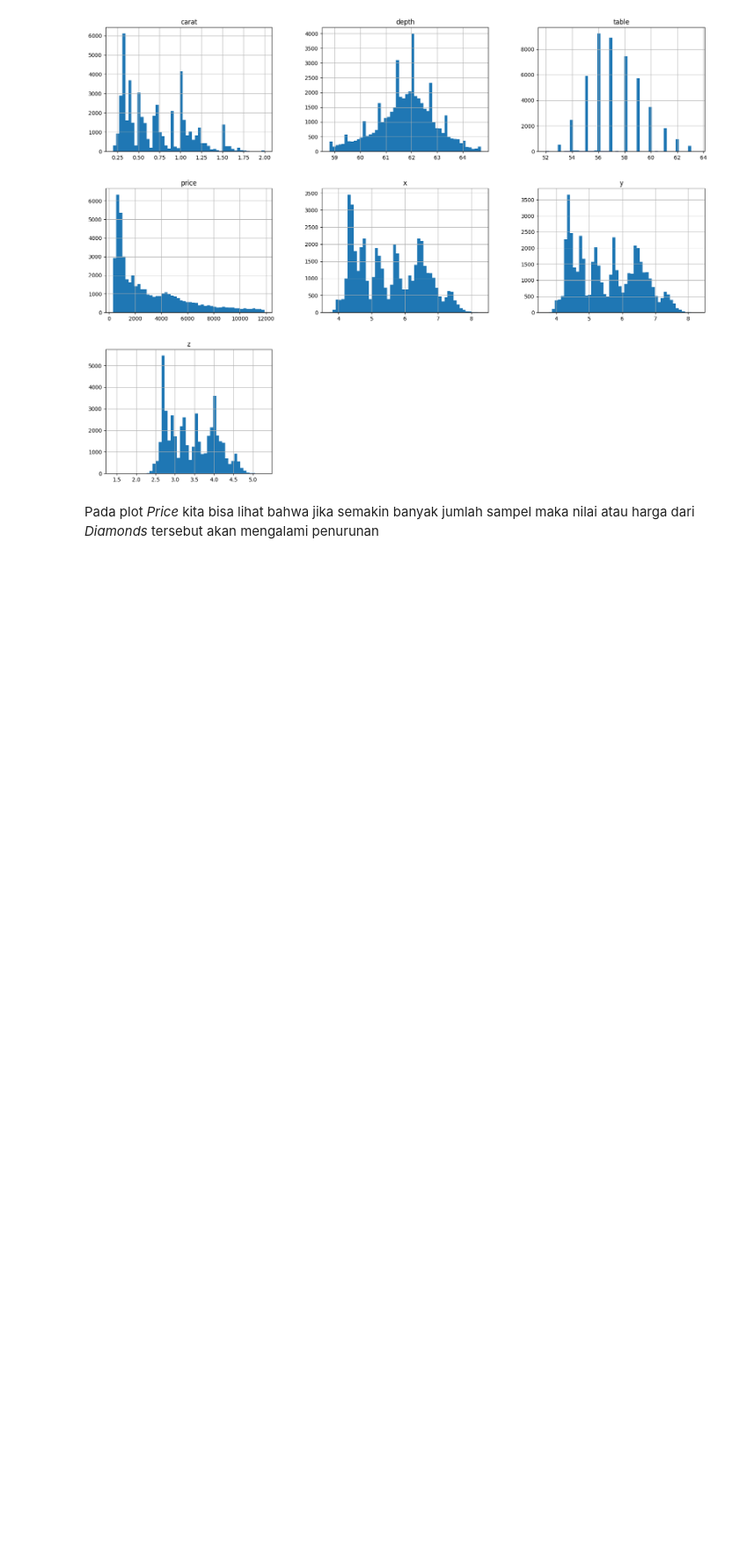
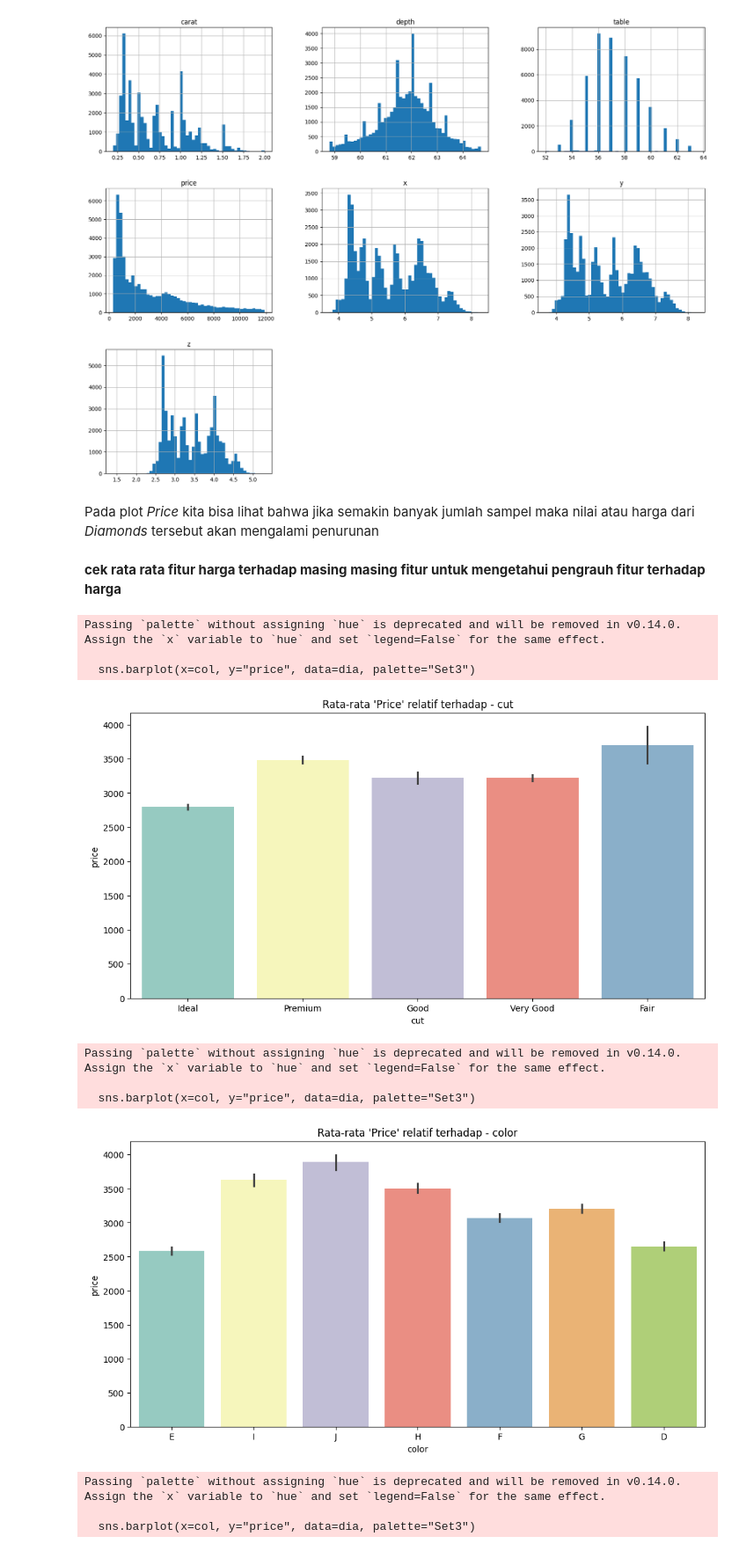
Before and after one commit to Ifdhal17/diamond-predictive, a Jupyter notebook: Diamond_prediction.ipynb, the cells around one changed output. Shown at 88% size. Drawn from its saved outputs; the diff is of its cells as text; code cells hidden in the pictures; blank space fills up the shorter version.

```diff
--- a/Diamond_prediction.ipynb
+++ b/Diamond_prediction.ipynb
@@ -230,3 +230,25 @@ plt.show()
 [figure]
 # %% [markdown]
 Pada plot *Price* kita bisa lihat bahwa jika semakin banyak jumlah sampel maka nilai atau harga dari _Diamonds_ tersebut akan mengalami penurunan
+# %% [markdown]
+**cek rata rata fitur harga terhadap masing masing fitur untuk mengetahui pengrauh fitur terhadap harga**
+# %%
+cat_features = dia.select_dtypes(include='object').columns.to_list()
+
+for col in cat_features:
+    plt.figure(figsize=(12, 6))
+    sns.barplot(x=col, y="price", data=dia, palette="Set3")
+    plt.title("Rata-rata 'Price' relatif terhadap - {}".format(col))
+    plt.show()
+# %% [output]
+Passing `palette` without assigning `hue` is deprecated and will be removed in v0.14.0. Assign the `x` variable to `hue` and set `legend=False` for the same effect.
+
+  sns.barplot(x=col, y="price", data=dia, palette="Set3")
+[figure, added]
+Passing `palette` without assigning `hue` is deprecated and will be removed in v0.14.0. Assign the `x` variable to `hue` and set `legend=False` for the same effect.
+
+  sns.barplot(x=col, y="price", data=dia, palette="Set3")
+[figure, added]
+Passing `palette` without assigning `hue` is deprecated and will be removed in v0.14.0. Assign the `x` variable to `hue` and set `legend=False` for the same effect.
+
+  sns.barplot(x=col, y="price", data=dia, palette="Set3")
```
Also changed, not shown: parts of 11 cells of this notebook.
